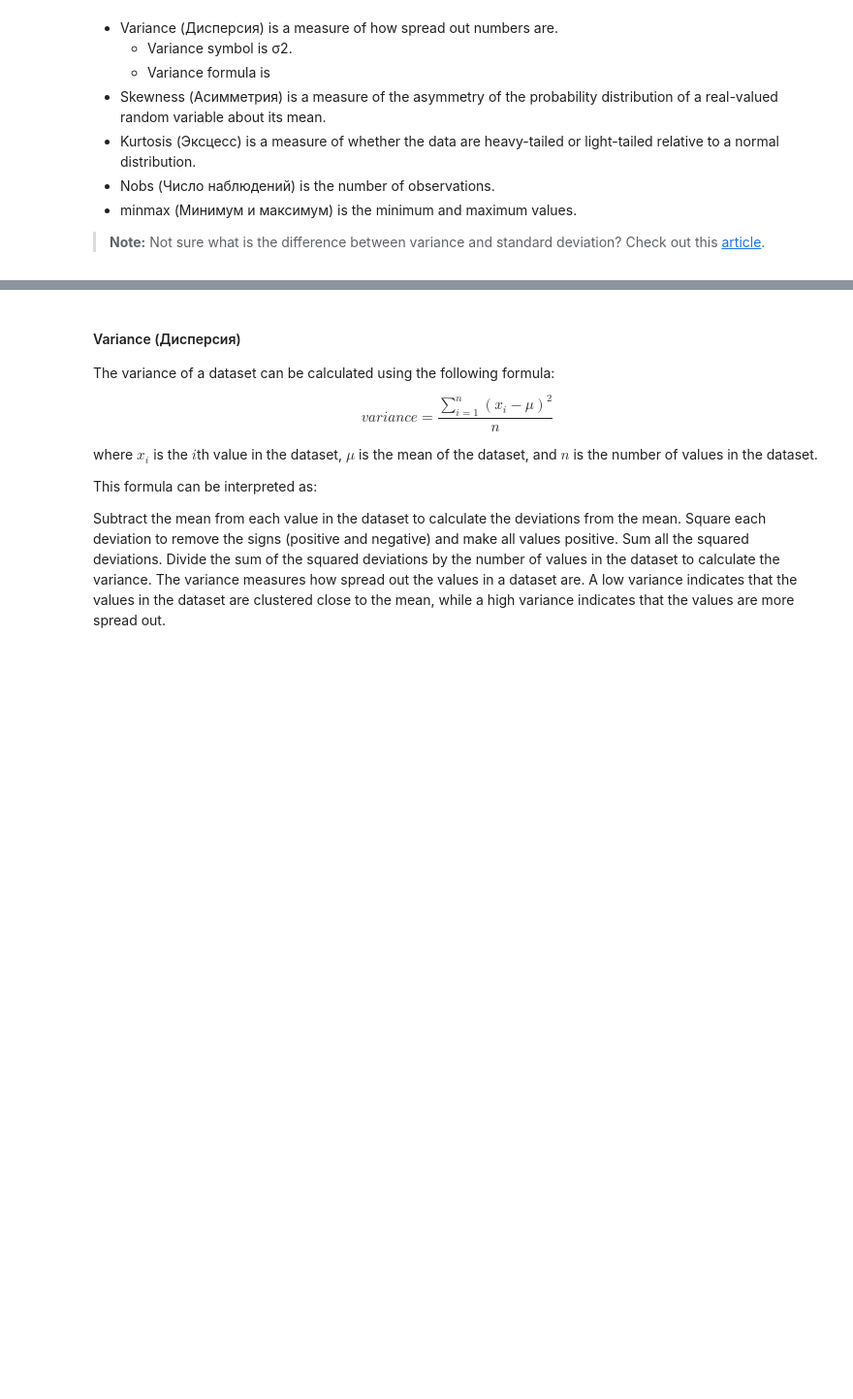
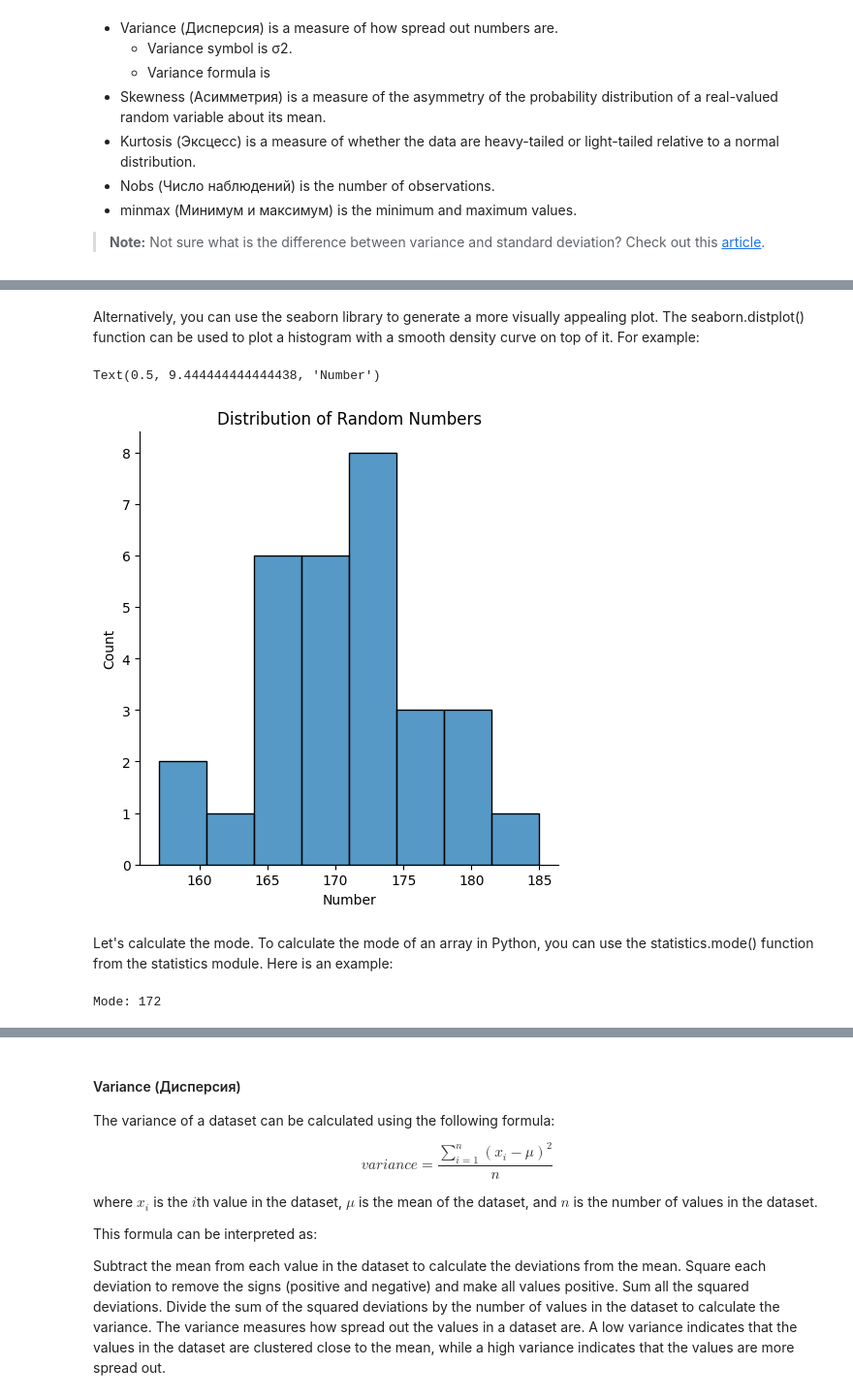
Before and after one commit to Alexey3250/Statistics_foundations_1, a Jupyter notebook: notes.ipynb, the cells around one changed output, grey strips where cells are left out. Shown: that part at 97% size. Saved outputs shown, nothing was run; the diff lists cells and outputs as text; code cells hidden in the pictures; blank space fills up the shorter version.

```diff
--- a/notes.ipynb
+++ b/notes.ipynb
@@ -106,0 +138,26 @@ DescribeResult(nobs=1000, minmax=(-2.837541920293874, 3.3311371933613914), mean=
+# %% [markdown]
+Alternatively, you can use the seaborn library to generate a more visually appealing plot. The seaborn.distplot() function can be used to plot a histogram with a smooth density curve on top of it. For example:
+# %%
+import seaborn as sns
+
+# Generate a histogram with a density curve
+sns.displot(a)
+
+# Add a title and labels to the plot
+plt.title("Distribution of Random Numbers")
+plt.xlabel("Number")
+# %% [output]
+Text(0.5, 9.444444444444438, 'Number')
+[figure, added]
+# %% [markdown]
+Let's calculate the mode. To calculate the mode of an array in Python, you can use the statistics.mode() function from the statistics module. Here is an example:
+# %%
+import statistics
+
+# Calculate the mode
+mode = statistics.mode(a)
+
+# Print the mode
+print("Mode:", mode)
+# %% [output]
+Mode: 172
```
Also changed, not shown: parts of 11 cells of this notebook.
